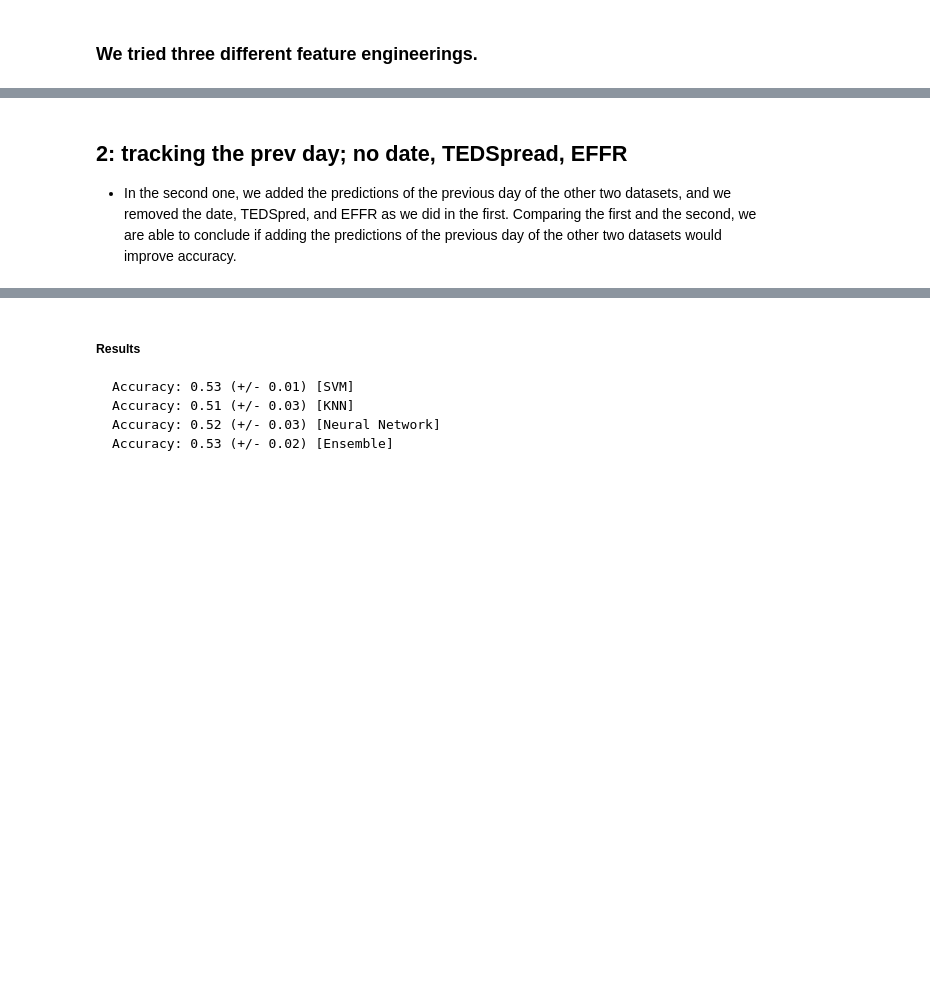
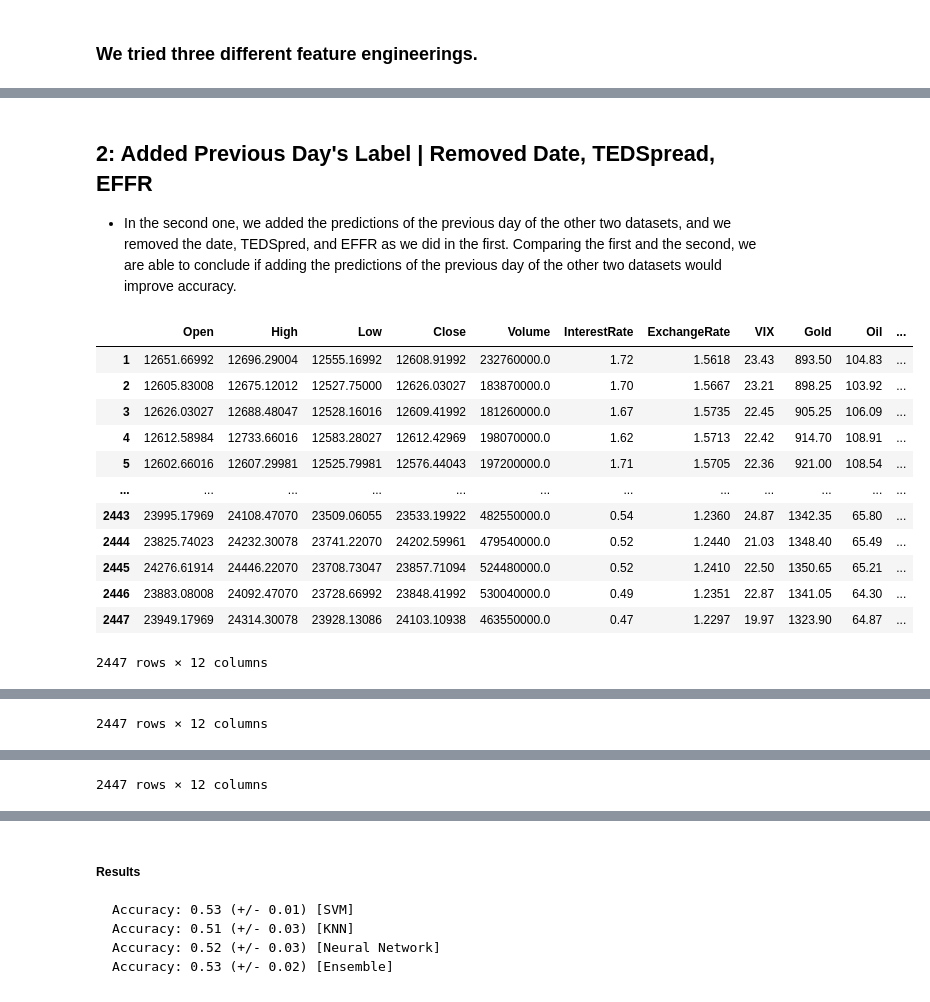
Before and after one commit to jesse-zou/CS363D-Final-Project, a Jupyter notebook: project.ipynb, the cells around one changed output, grey strips where cells are left out. Cells and saved outputs as stored; diff of their text form; code cells hidden in the pictures; blank space fills up the shorter version.

Commit message:
working on modularizing feature engineering

```diff
--- a/project.ipynb
+++ b/project.ipynb
@@ -559,13 +563,0 @@ def feature_engineer_1(dataset):
-# %%
-fe_1_features = {}
-fe_1_labels = {}
-fe_1_results = {}
-for name, dataset in datasets.items():
-    features, labels = feature_engineer_1(dataset)
-    fe_1_features[name] = features
-    fe_1_labels[name] = labels
-for name in datasets.keys():
-    models = get_models(trainers)
-    print(f"Feature Engineering 1 results for {name}:")
-    fe_1_results[name] = train_models(models, fe_1_features[name], fe_1_labels[name])
-    print("")
@@ -622,3 +585,42 @@ ensamble_trainer(svm_grid_search, knn_grid_search, nn_grid_search, data_nas_X, d
 # %% [markdown]
-## 2: tracking the prev day; no date, TEDSpread, EFFR
+## 2: Added Previous Day's Label | Removed Date, TEDSpread, EFFR
 * In the second one, we added the predictions of the previous day of the other two datasets, and we removed the date, TEDSpred, and EFFR as we did in the first. Comparing the first and the second, we are able to conclude if adding the predictions of the previous day of the other two datasets would improve accuracy.
+# %%
+def feature_engineer_2(datasets):
+    fe_features = {}
+    fe_labels = {}
+    prev_labels = {}
+    dataset_labels = {}
+    for name, dataset in datasets.items():
+        dataset_labels[name] = dataset.iloc[:, 1]
+    for name, dataset in datasets.items():
+        processed_dataset = dataset.drop(['Date', 'TEDSpread', 'EFFR'], axis=1)
+        features = processed_dataset
+        for other_name, other_dataset_labels in dataset_labels.items():
+            if name != other_name:
+                features[other_name.value] = other_dataset_labels
+                features[other_name.value] = features[other_name.value].shift(periods=1, fill_value=-1)
+        features.drop(features.index[[0]], inplace=True)
+        labels = features['LABEL']
+        features = features.drop(['LABEL'], axis=1)
+
+        fe_features[name] = features
+        fe_labels[name] = labels
+    return fe_features, fe_labels
+fe_2_features, fe_2_labels = feature_engineer_2(datasets)
+for name, dataset in fe_2_features.items():
+    display(dataset)
+# %% [output]
+|  | Open | High | Low | Close | Volume | InterestRate | ExchangeRate | VIX | Gold | Oil | ... |
+| 1 | 12651.66992 | 12696.29004 | 12555.16992 | 12608.91992 | 232760000.0 | 1.72 | 1.5618 | 23.43 | 893.50 | 104.83 | ... |
+| 2 | 12605.83008 | 12675.12012 | 12527.75000 | 12626.03027 | 183870000.0 | 1.70 | 1.5667 | 23.21 | 898.25 | 103.92 | ... |
+| 3 | 12626.03027 | 12688.48047 | 12528.16016 | 12609.41992 | 181260000.0 | 1.67 | 1.5735 | 22.45 | 905.25 | 106.09 | ... |
+| 4 | 12612.58984 | 12733.66016 | 12583.28027 | 12612.42969 | 198070000.0 | 1.62 | 1.5713 | 22.42 | 914.70 | 108.91 | ... |
+| 5 | 12602.66016 | 12607.29981 | 12525.79981 | 12576.44043 | 197200000.0 | 1.71 | 1.5705 | 22.36 | 921.00 | 108.54 | ... |
+| ... | ... | ... | ... | ... | ... | ... | ... | ... | ... | ... | ... |
+| 2443 | 23995.17969 | 24108.47070 | 23509.06055 | 23533.19922 | 482550000.0 | 0.54 | 1.2360 | 24.87 | 1342.35 | 65.80 | ... |
+| 2444 | 23825.74023 | 24232.30078 | 23741.22070 | 24202.59961 | 479540000.0 | 0.52 | 1.2440 | 21.03 | 1348.40 | 65.49 | ... |
+| 2445 | 24276.61914 | 24446.22070 | 23708.73047 | 23857.71094 | 524480000.0 | 0.52 | 1.2410 | 22.50 | 1350.65 | 65.21 | ... |
+| 2446 | 23883.08008 | 24092.47070 | 23728.66992 | 23848.41992 | 530040000.0 | 0.49 | 1.2351 | 22.87 | 1341.05 | 64.30 | ... |
+| 2447 | 23949.17969 | 24314.30078 | 23928.13086 | 24103.10938 | 463550000.0 | 0.47 | 1.2297 | 19.97 | 1323.90 | 64.87 | ... |
+2447 rows × 12 columns
@@ -624,0 +639 @@ ensamble_trainer(svm_grid_search, knn_grid_search, nn_grid_search, data_nas_X, d
+2447 rows × 12 columns
@@ -624,0 +652 @@ ensamble_trainer(svm_grid_search, knn_grid_search, nn_grid_search, data_nas_X, d
+2447 rows × 12 columns
```
Also changed, not shown: parts of 34 cells of this notebook.
